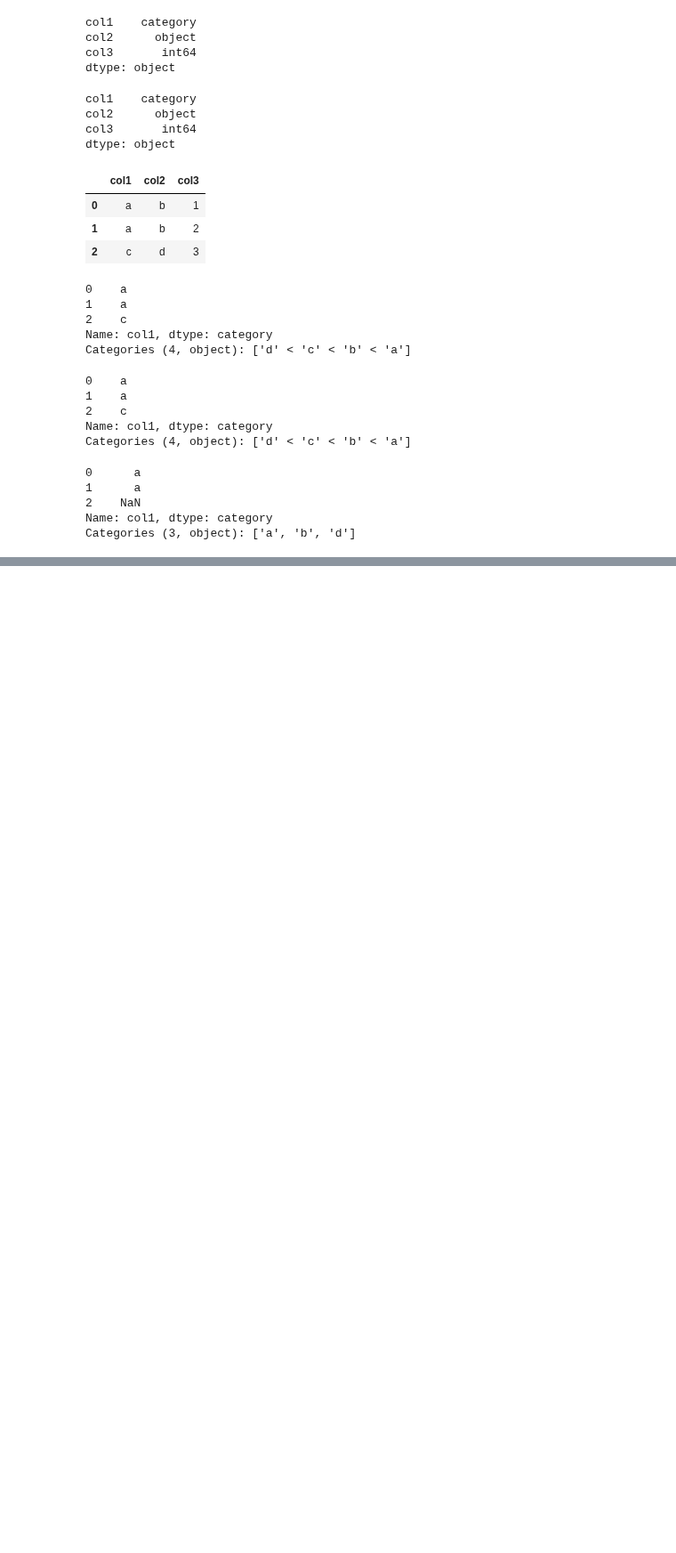
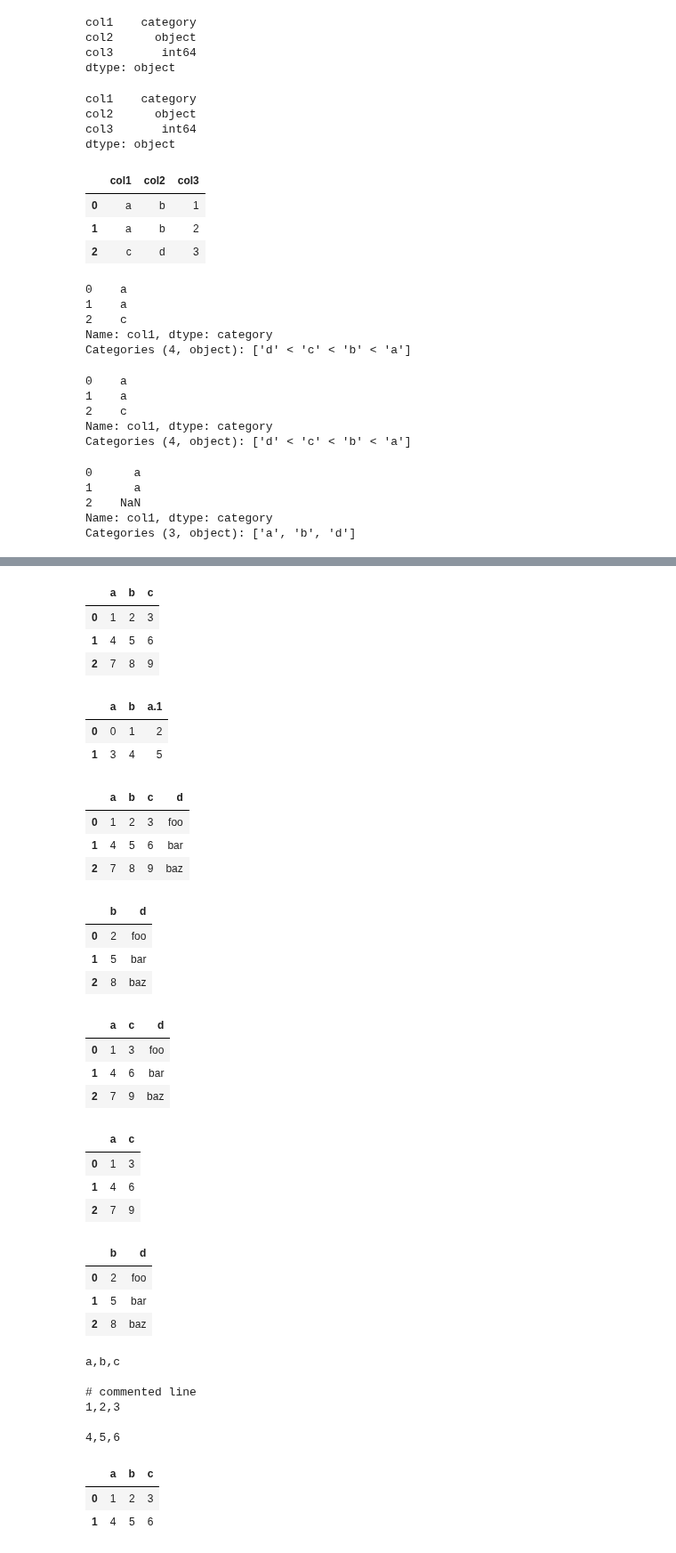
Before and after one commit to ilyak93/self-studying, a Jupyter notebook: DataEngineering/pandas/pandas_IO_tools.ipynb, the cells around one changed output, grey strips where cells are left out. Shown at 89% size. Drawn from its saved outputs; the diff is of its cells as text; code cells hidden in the pictures; blank space fills up the shorter version.

```diff
--- a/DataEngineering/pandas/pandas_IO_tools.ipynb
+++ b/DataEngineering/pandas/pandas_IO_tools.ipynb
@@ -270,0 +337,71 @@ Categories (3, object): ['a', 'b', 'd']
+# %%
+data = "skip this skip it\na,b,c\n1,2,3\n4,5,6\n7,8,9"
+
+pd.read_csv(StringIO(data), header=1)
+# %% [output]
+|  | a | b | c |
+| 0 | 1 | 2 | 3 |
+| 1 | 4 | 5 | 6 |
+| 2 | 7 | 8 | 9 |
+# %%
+data = "a,b,a\n0,1,2\n3,4,5"
+
+pd.read_csv(StringIO(data))
+# %% [output]
+|  | a | b | a.1 |
+| 0 | 0 | 1 | 2 |
+| 1 | 3 | 4 | 5 |
+# %%
+data = "a,b,c,d\n1,2,3,foo\n4,5,6,bar\n7,8,9,baz"
+
+pd.read_csv(StringIO(data))
+# %% [output]
+|  | a | b | c | d |
+| 0 | 1 | 2 | 3 | foo |
+| 1 | 4 | 5 | 6 | bar |
+| 2 | 7 | 8 | 9 | baz |
+# %%
+pd.read_csv(StringIO(data), usecols=["b", "d"])
+# %% [output]
+|  | b | d |
+| 0 | 2 | foo |
+| 1 | 5 | bar |
+| 2 | 8 | baz |
+# %%
+pd.read_csv(StringIO(data), usecols=[0, 2, 3])
+# %% [output]
+|  | a | c | d |
+| 0 | 1 | 3 | foo |
+| 1 | 4 | 6 | bar |
+| 2 | 7 | 9 | baz |
+# %%
+pd.read_csv(StringIO(data), usecols=lambda x: x.upper() in ["A", "C"])
+# %% [output]
+|  | a | c |
+| 0 | 1 | 3 |
+| 1 | 4 | 6 |
+| 2 | 7 | 9 |
+# %%
+pd.read_csv(StringIO(data), usecols=lambda x: x not in ["a", "c"])
+# %% [output]
+|  | b | d |
+| 0 | 2 | foo |
+| 1 | 5 | bar |
+| 2 | 8 | baz |
+# %%
+data = "\na,b,c\n  \n# commented line\n1,2,3\n\n4,5,6"
+print(data)
+# %% [output]
+a,b,c
+
+# commented line
+1,2,3
+
+4,5,6
+# %%
+
+pd.read_csv(StringIO(data), comment="#")
+# %% [output]
+|  | a | b | c |
+| 0 | 1 | 2 | 3 |
+| 1 | 4 | 5 | 6 |
```
Also changed, not shown: parts of 32 cells of this notebook.
